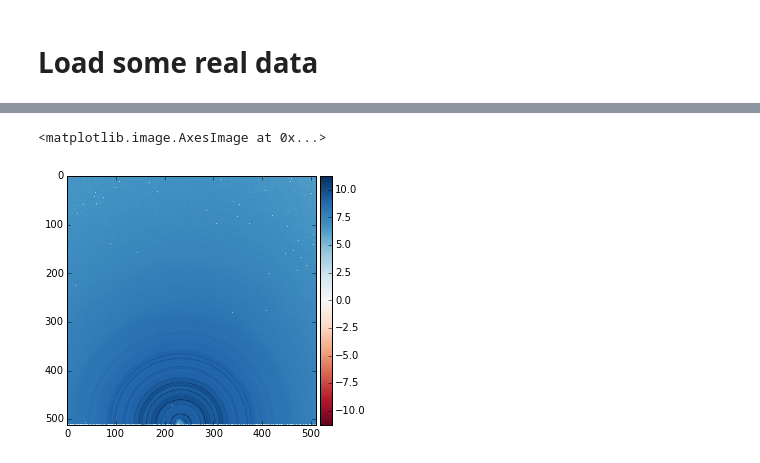
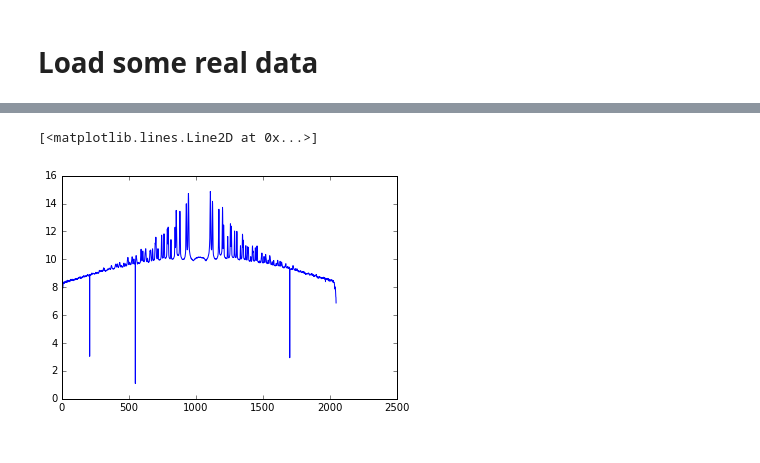
Before and after one commit to chuckie82/hackathon, a Jupyter notebook: ben_sandbox.ipynb, the cells around one changed output, grey strips where cells are left out. Saved outputs shown, nothing was run; the diff lists cells and outputs as text; code cells hidden in the pictures.

```diff
--- a/ben_sandbox.ipynb
+++ b/ben_sandbox.ipynb
@@ -98,9 +98,10 @@ len(white_black_images)
 # %% [markdown]
 # Load some real data
 # %%
-filename = "./data/K08Fe2-xNixSe2-x100-B817_400mm_300K-00129.tif"
-arr = np.array([[4,4,1],[0,-1,-2],[1,4,4]])
-image = io.imread(filename,as_grey=True)
+#filename = "./data/K08Fe2-xNixSe2-x100-B817_400mm_300K-00129.tif"
+filename = "./Ni_300K-00044.tif"
+#arr = np.array([[4,4,1],[0,-1,-2],[1,4,4]])
+image = io.imread(filename)
 io.imshow(image)
 # %% [output]
 <matplotlib.image.AxesImage at 0x...>
@@ -111,11 +120,14 @@ def log_resize(arr, threshold=1e-5, size=None):
     arr[arr <= 0] = threshold
     arr = np.log(arr)
     if size != len(arr):
-        arr = resize(image_log.astype(float), (size,size))
+        arr = transform.resize(arr.astype(float), (size,size))
     return arr
 # %%
-image_log = log_resize(image,size=512)
-io.imshow(image_log)
+image_size = 2048
+image_log = log_resize(image,size=image_size)
+#io.imshow(image_log)
+plt.plot(image_log[1000])
+#io.imshow(image)
 # %% [output]
-<matplotlib.image.AxesImage at 0x...>
+[<matplotlib.lines.Line2D at 0x...>]
-[figure, old version]
+[figure, new version]
```
Also changed, not shown: parts of 9 cells of this notebook.
